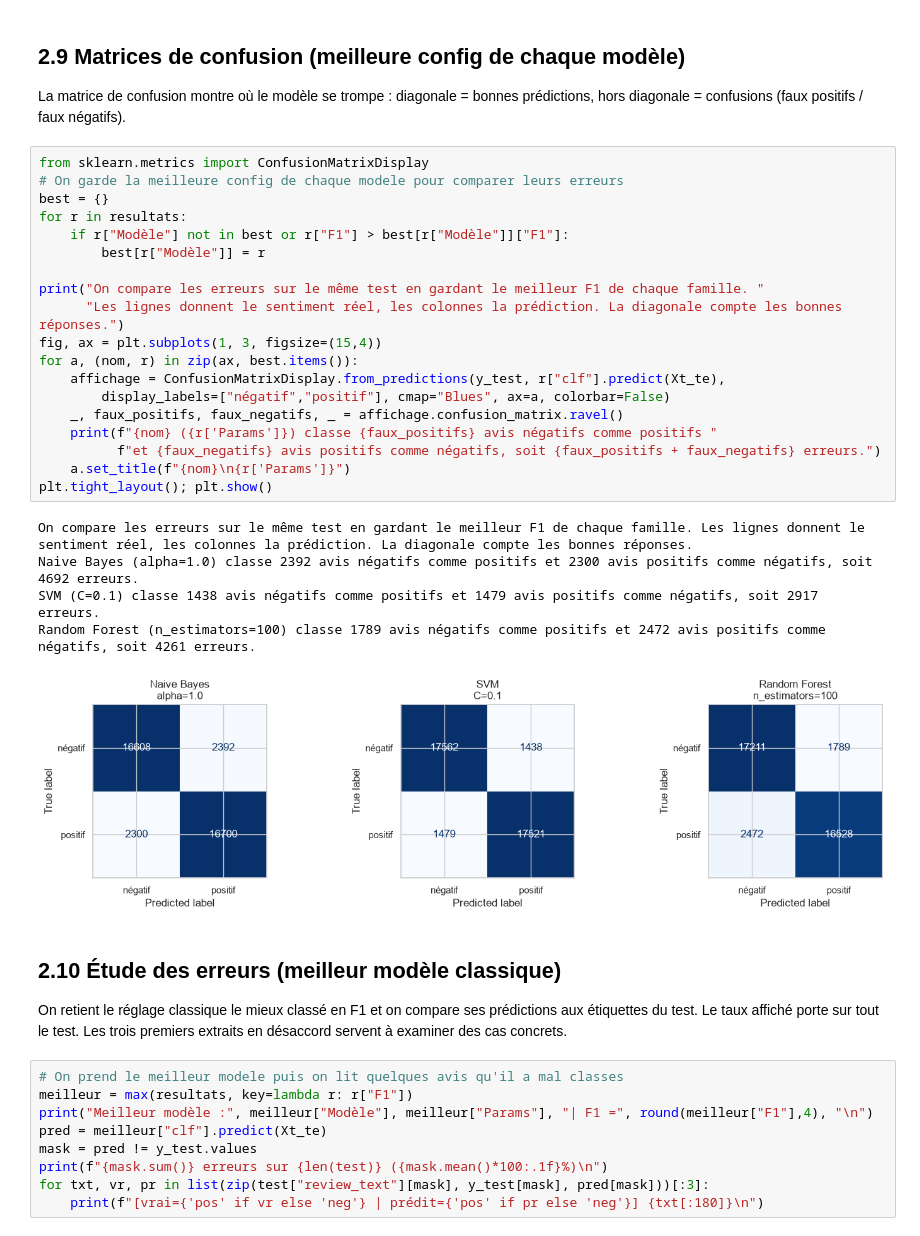
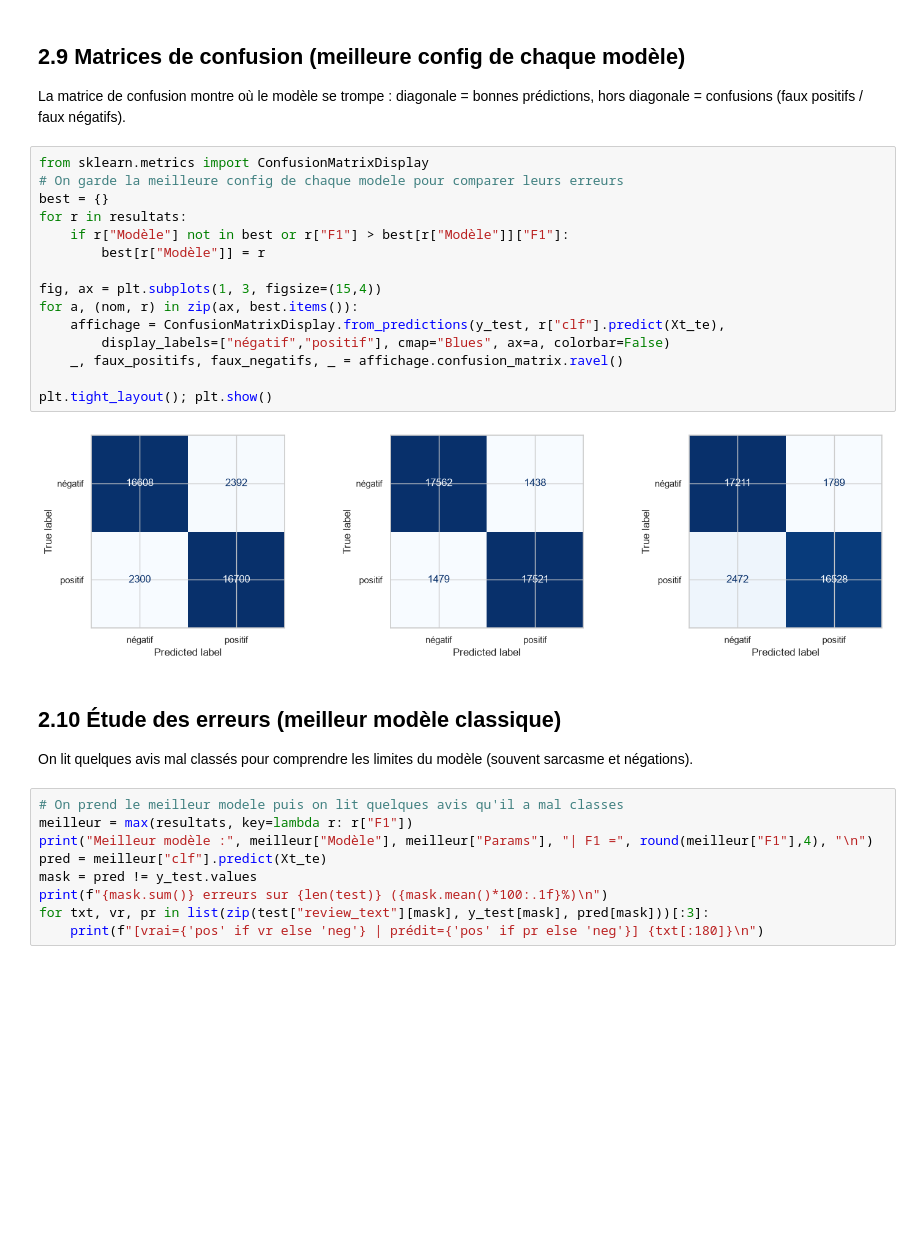
Before and after one commit to TCHIKSON/TP_RNN, a Jupyter notebook: projet_ml_yelp.ipynb, the cells around one changed output. Cells and saved outputs as stored; diff of their text form; blank space fills up the shorter version.

```diff
--- a/projet_ml_yelp.ipynb
+++ b/projet_ml_yelp.ipynb
@@ -421,32 +378,24 @@ La matrice de confusion montre où le modèle se trompe : diagonale = bonnes pr
 # %%
 from sklearn.metrics import ConfusionMatrixDisplay
 # On garde la meilleure config de chaque modele pour comparer leurs erreurs
 best = {}
 for r in resultats:
     if r["Modèle"] not in best or r["F1"] > best[r["Modèle"]]["F1"]:
         best[r["Modèle"]] = r
 
-print("On compare les erreurs sur le même test en gardant le meilleur F1 de chaque famille. "
-      "Les lignes donnent le sentiment réel, les colonnes la prédiction. La diagonale compte les bonnes réponses.")
 fig, ax = plt.subplots(1, 3, figsize=(15,4))
 for a, (nom, r) in zip(ax, best.items()):
     affichage = ConfusionMatrixDisplay.from_predictions(y_test, r["clf"].predict(Xt_te),
         display_labels=["négatif","positif"], cmap="Blues", ax=a, colorbar=False)
     _, faux_positifs, faux_negatifs, _ = affichage.confusion_matrix.ravel()
-    print(f"{nom} ({r['Params']}) classe {faux_positifs} avis négatifs comme positifs "
-          f"et {faux_negatifs} avis positifs comme négatifs, soit {faux_positifs + faux_negatifs} erreurs.")
-    a.set_title(f"{nom}\n{r['Params']}")
+
 plt.tight_layout(); plt.show()
 # %% [output]
-On compare les erreurs sur le même test en gardant le meilleur F1 de chaque famille. Les lignes donnent le sentiment réel, les colonnes la prédiction. La diagonale compte les bonnes réponses.
-Naive Bayes (alpha=1.0) classe 2392 avis négatifs comme positifs et 2300 avis positifs comme négatifs, soit 4692 erreurs.
-SVM (C=0.1) classe 1438 avis négatifs comme positifs et 1479 avis positifs comme négatifs, soit 2917 erreurs.
-Random Forest (n_estimators=100) classe 1789 avis négatifs comme positifs et 2472 avis positifs comme négatifs, soit 4261 erreurs.
-[figure, old version]
+[figure, new version]
 # %% [markdown]
 ## 2.10 Étude des erreurs (meilleur modèle classique)
 
-On retient le réglage classique le mieux classé en F1 et on compare ses prédictions aux étiquettes du test. Le taux affiché porte sur tout le test. Les trois premiers extraits en désaccord servent à examiner des cas concrets.
+On lit quelques avis mal classés pour comprendre les limites du modèle (souvent sarcasme et négations).
 # %%
 # On prend le meilleur modele puis on lit quelques avis qu'il a mal classes
 meilleur = max(resultats, key=lambda r: r["F1"])
```
Also changed, not shown: parts of 32 cells of this notebook, 1 other file.
